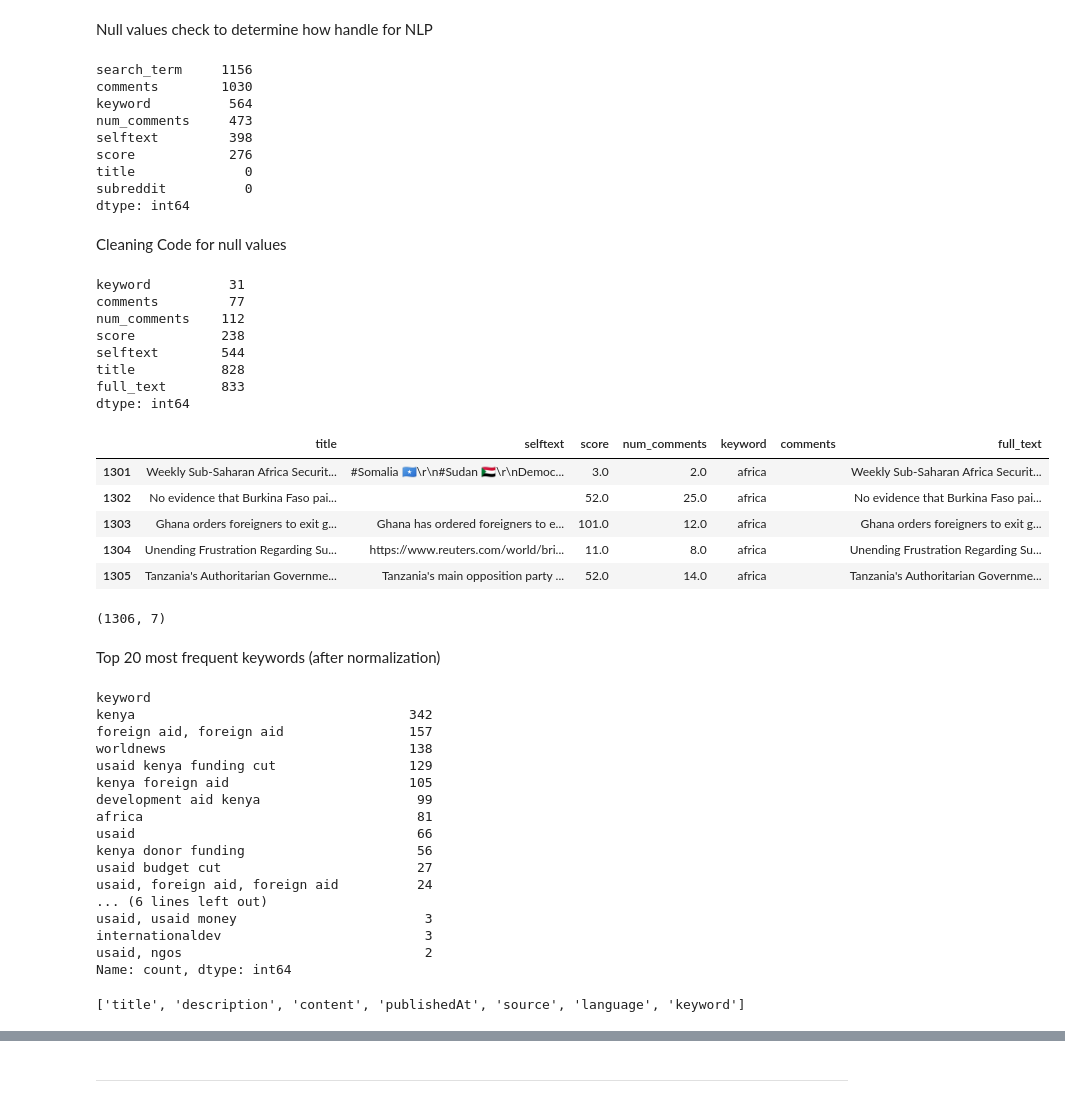
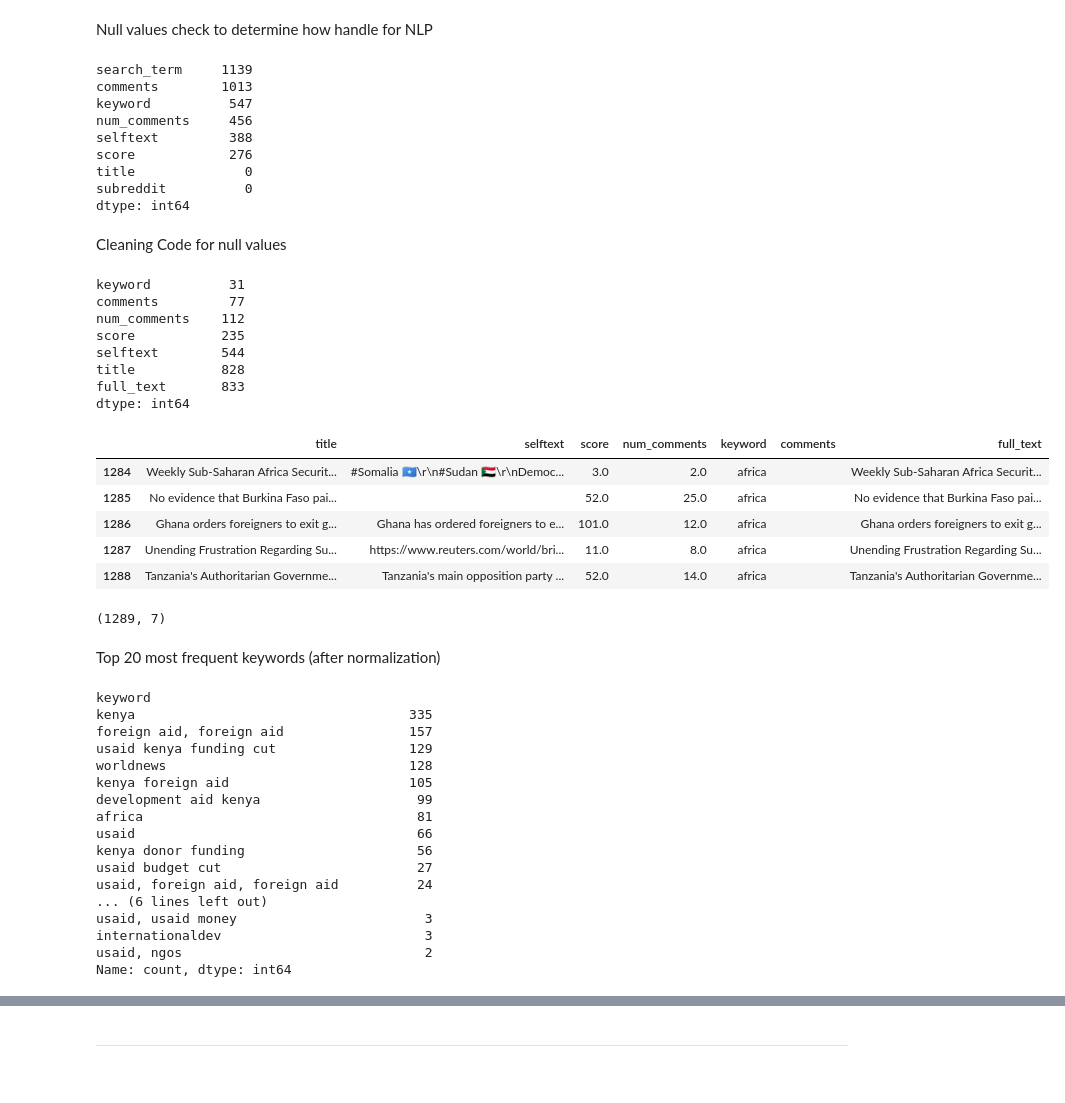
Before and after one commit to L-N-E0/USAID-Kenya-Sentiment-Analysis, a Jupyter notebook: notebooks/Mbego.ipynb, the cells around one changed output, grey strips where cells are left out. Saved outputs shown, nothing was run; the diff lists cells and outputs as text; code cells hidden in the pictures.

Commit message:
data cleaning to both data  and getting set for next step, merge?

```diff
--- a/notebooks/Mbego.ipynb
+++ b/notebooks/Mbego.ipynb
@@ -243,11 +243,11 @@ print(f"\n✅ All Reddit files merged and saved to '{output_file}'")
 ✅ All Reddit files merged and saved to 'N:\Moringa\afterM\Leo NLP 004 USAID 01.06.2025\USAID-Kenya-Sentiment-Analysis\data\processed\individual datasets\mbego_all_reddit_merged.csv'
 # %%
 
-reddit_merged_path = r"N:\Moringa\afterM\Leo NLP 004 USAID 01.06.2025\USAID-Kenya-Sentiment-Analysis\data\processed\individual datasets\mbego_all_reddit_merged.csv"
+reddit_merged_path = r"N:\Moringa\afterM\Leo NLP 004 USAID 01.06.2025\USAID-Kenya-Sentiment-Analysis\data\processed\reddit_data\reddit_data.csv"
 
-reddit_mbegoall_df = pd.read_csv(reddit_merged_path)
+reddit_df = pd.read_csv(reddit_merged_path)
 
-reddit_mbegoall_df.head(3)
+reddit_df.head(3)
 # %% [output]
 |  | title | selftext | subreddit | author | created_utc | created_date | score | num_comments | keyword | ... |
 | 0 | USAID left a month ago, do we hav... | Someone on a different group (dif... | Kenya | muerki | 2025-04-15 13:16:53 | NaN | 3.0 | 5.0 | usaid kenya | ... |
@@ -409,11 +465,11 @@ Drop unneeded columns for modeling
 # %%
 
 columns_to_drop = ['created_utc', 'date_posted', 'upvotes', 'url', 'permalink', 'author','created_date']
-reddit_mbegoall_df = reddit_mbegoall_df.drop(columns=columns_to_drop, errors='ignore')  # errors='ignore' ensures it won’t crash if a column is missing
+reddit_df = reddit_df.drop(columns=columns_to_drop, errors='ignore')  # errors='ignore' ensures it won’t crash if a column is missing
 
 #remaining columns
 print("Remaining columns:")
-print(reddit_mbegoall_df.columns)
+print(reddit_df.columns)
 # %% [output]
 Remaining columns:
 Index(['title', 'selftext', 'subreddit', 'score', 'num_comments', 'keyword',
@@ -422,13 +478,13 @@ Index(['title', 'selftext', 'subreddit', 'score', 'num_comments', 'keyword',
 # %% [markdown]
 Null values check to determine how handle for NLP
 # %%
-reddit_mbegoall_df.isnull().sum().sort_values(ascending=False)
+reddit_df.isnull().sum().sort_values(ascending=False)
 # %% [output]
-search_term     1156
-comments        1030
-keyword          564
-num_comments     473
-selftext         398
+search_term     1139
+comments        1013
+keyword          547
+num_comments     456
+selftext         388
 score            276
 title              0
 subreddit          0
@@ -440,61 +496,61 @@ Cleaning Code for null values
 #reddit_df = reddit_df.dropna(subset=['created_date'])
 
 # Drop 'search_term' if not needed
-reddit_mbegoall_df = reddit_mbegoall_df.drop(columns=['search_term'], errors='ignore')
+reddit_df = reddit_df.drop(columns=['search_term'], errors='ignore')
 
 # Fill missing text fields with empty strings
-reddit_mbegoall_df['selftext'] = reddit_mbegoall_df['selftext'].fillna('')
-reddit_mbegoall_df['comments'] = reddit_mbegoall_df['comments'].fillna('')
+reddit_df['selftext'] = reddit_df['selftext'].fillna('')
+reddit_df['comments'] = reddit_df['comments'].fillna('')
 
 # Fill numeric fields with 0
-reddit_mbegoall_df['score'] = reddit_mbegoall_df['score'].fillna(0)
-reddit_mbegoall_df['num_comments'] = reddit_mbegoall_df['num_comments'].fillna(0)
+reddit_df['score'] = reddit_df['score'].fillna(0)
+reddit_df['num_comments'] = reddit_df['num_comments'].fillna(0)
 
 # Fill missing 'keyword' with 'subreddit' before dropping subreddit
-reddit_mbegoall_df['keyword'] = reddit_mbegoall_df['keyword'].fillna(reddit_mbegoall_df['subreddit'])
+reddit_df['keyword'] = reddit_df['keyword'].fillna(reddit_df['subreddit'])
 
 # Normalize 'keyword' by stripping whitespace and lowercasing
-reddit_mbegoall_df['keyword'] = reddit_mbegoall_df['keyword'].str.strip().str.lower()
+reddit_df['keyword'] = reddit_df['keyword'].str.strip().str.lower()
 
 # Drop 'subreddit' since it's now redundant
-reddit_mbegoall_df = reddit_mbegoall_df.drop(columns=['subreddit'], errors='ignore')
+reddit_df = reddit_df.drop(columns=['subreddit'], errors='ignore')
 
 # Create unified text field for NLP modeling
-reddit_mbegoall_df['full_text'] = reddit_mbegoall_df['title'] + ' ' + reddit_mbegoall_df['selftext']
+reddit_df['full_text'] = reddit_df['title'] + ' ' + reddit_df['selftext']
 # %%
-reddit_mbegoall_df.nunique().sort_values()
+reddit_df.nunique().sort_values()
 # %% [output]
 keyword          31
 comments         77
 num_comments    112
-score           238
+score           235
 selftext        544
 title           828
 full_text       833
 dtype: int64
 # %%
-reddit_mbegoall_df.tail(5)
+reddit_df.tail(5)
 # %% [output]
 |  | title | selftext | score | num_comments | keyword | comments | full_text |
-| 1301 | Weekly Sub-Saharan Africa Securit... | #Somalia 🇸🇴\r\n#Sudan 🇸🇩\r\nDemoc... | 3.0 | 2.0 | africa |  | Weekly Sub-Saharan Africa Securit... |
-| 1302 | No evidence that Burkina Faso pai... |  | 52.0 | 25.0 | africa |  | No evidence that Burkina Faso pai... |
-| 1303 | Ghana orders foreigners to exit g... | Ghana has ordered foreigners to e... | 101.0 | 12.0 | africa |  | Ghana orders foreigners to exit g... |
-| 1304 | Unending Frustration Regarding Su... | https://www.reuters.com/world/bri... | 11.0 | 8.0 | africa |  | Unending Frustration Regarding Su... |
-| 1305 | Tanzania's Authoritarian Governme... | Tanzania's main opposition party ... | 52.0 | 14.0 | africa |  | Tanzania's Authoritarian Governme... |
+| 1284 | Weekly Sub-Saharan Africa Securit... | #Somalia 🇸🇴\r\n#Sudan 🇸🇩\r\nDemoc... | 3.0 | 2.0 | africa |  | Weekly Sub-Saharan Africa Securit... |
+| 1285 | No evidence that Burkina Faso pai... |  | 52.0 | 25.0 | africa |  | No evidence that Burkina Faso pai... |
+| 1286 | Ghana orders foreigners to exit g... | Ghana has ordered foreigners to e... | 101.0 | 12.0 | africa |  | Ghana orders foreigners to exit g... |
+| 1287 | Unending Frustration Regarding Su... | https://www.reuters.com/world/bri... | 11.0 | 8.0 | africa |  | Unending Frustration Regarding Su... |
+| 1288 | Tanzania's Authoritarian Governme... | Tanzania's main opposition party ... | 52.0 | 14.0 | africa |  | Tanzania's Authoritarian Governme... |
 # %%
-reddit_mbegoall_df.shape
+reddit_df.shape
 # %% [output]
-(1306, 7)
+(1289, 7)
 # %% [markdown]
 Top 20 most frequent keywords (after normalization)
 # %%
-reddit_mbegoall_df['keyword'].value_counts().head(20)
+reddit_df['keyword'].value_counts().head(20)
 # %% [output]
 keyword
-kenya                                   342
+kenya                                   335
 foreign aid, foreign aid                157
-worldnews                               138
 usaid kenya funding cut                 129
+worldnews                               128
 kenya foreign aid                       105
 development aid kenya                    99
 africa                                   81
@@ -507,7 +563,3 @@ usaid, usaid money                        3
 internationaldev                          3
 usaid, ngos                               2
 Name: count, dtype: int64
-# %%
-print(news_df.columns.tolist())
-# %% [output]
-['title', 'description', 'content', 'publishedAt', 'source', 'language', 'keyword']
```
Also changed, not shown: parts of 27 cells of this notebook.
